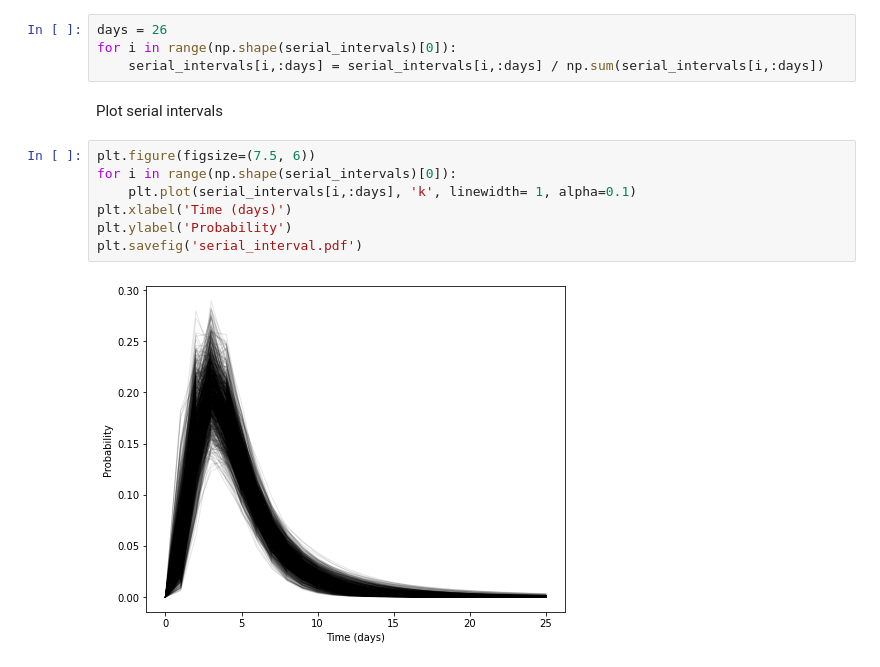
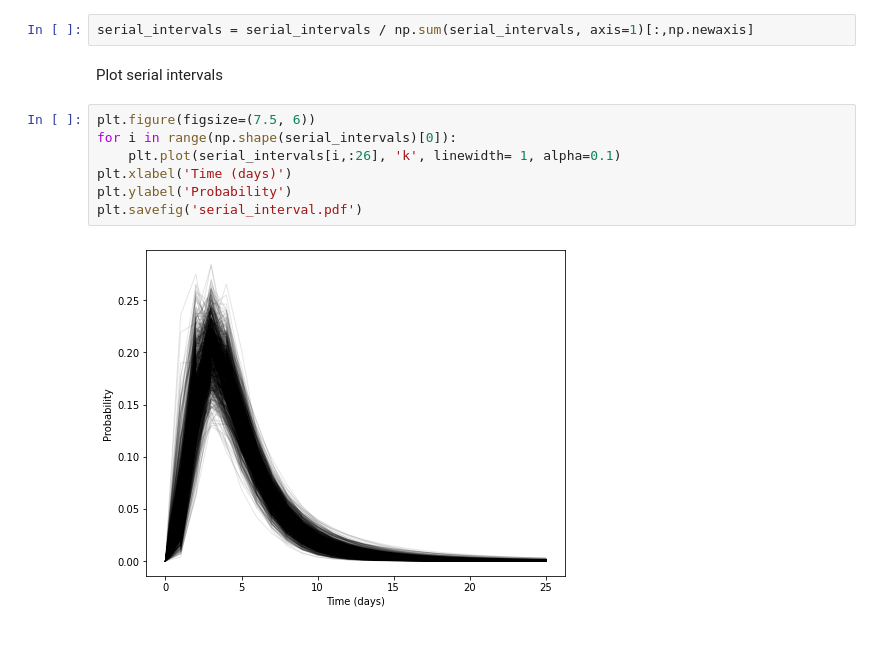
Before and after one commit to SABS-R3-Epidemiology/branchpro, a Jupyter notebook: branchpro/results/serial-interval-plot.ipynb, the cells around one changed output. Saved outputs shown, nothing was run; the diff lists cells and outputs as text.

Commit message:
update and normalise serial intervals

```diff
--- a/branchpro/results/serial-interval-plot.ipynb
+++ b/branchpro/results/serial-interval-plot.ipynb
@@ -17,17 +17,15 @@ serial_intervals = np.insert(serial_intervals, 0, np.zeros(np.shape(serial_inter
 # %% [markdown]
 Normalise serial intervals
 # %%
-days = 26
-for i in range(np.shape(serial_intervals)[0]):
-    serial_intervals[i,:days] = serial_intervals[i,:days] / np.sum(serial_intervals[i,:days])
+serial_intervals = serial_intervals / np.sum(serial_intervals, axis=1)[:,np.newaxis]
 # %% [markdown]
 Plot serial intervals
 # %%
 plt.figure(figsize=(7.5, 6))
 for i in range(np.shape(serial_intervals)[0]):
-    plt.plot(serial_intervals[i,:days], 'k', linewidth= 1, alpha=0.1)
+    plt.plot(serial_intervals[i,:26], 'k', linewidth= 1, alpha=0.1)
 plt.xlabel('Time (days)')
 plt.ylabel('Probability')
 plt.savefig('serial_interval.pdf')
 # %% [output]
-[figure, old version]
+[figure, new version]
```
Also changed, not shown: 1 other file.
